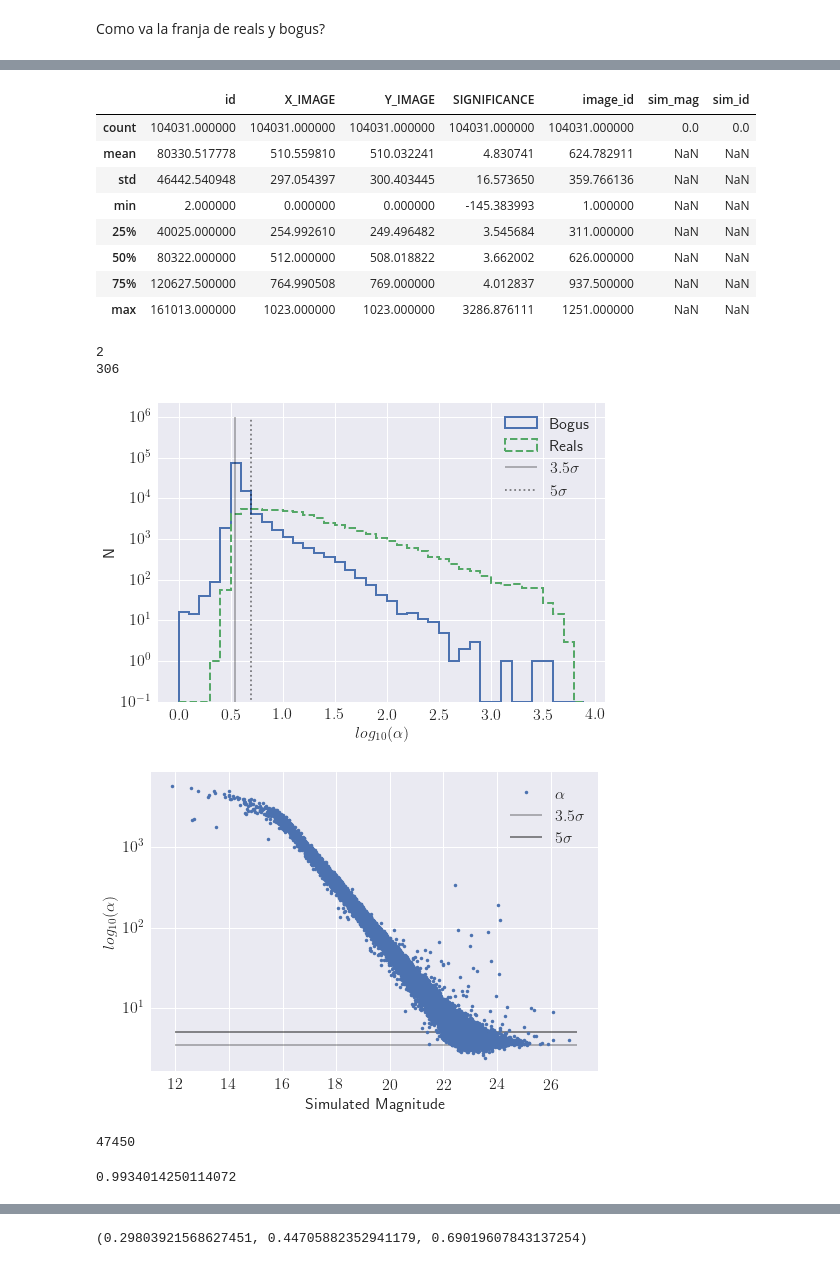
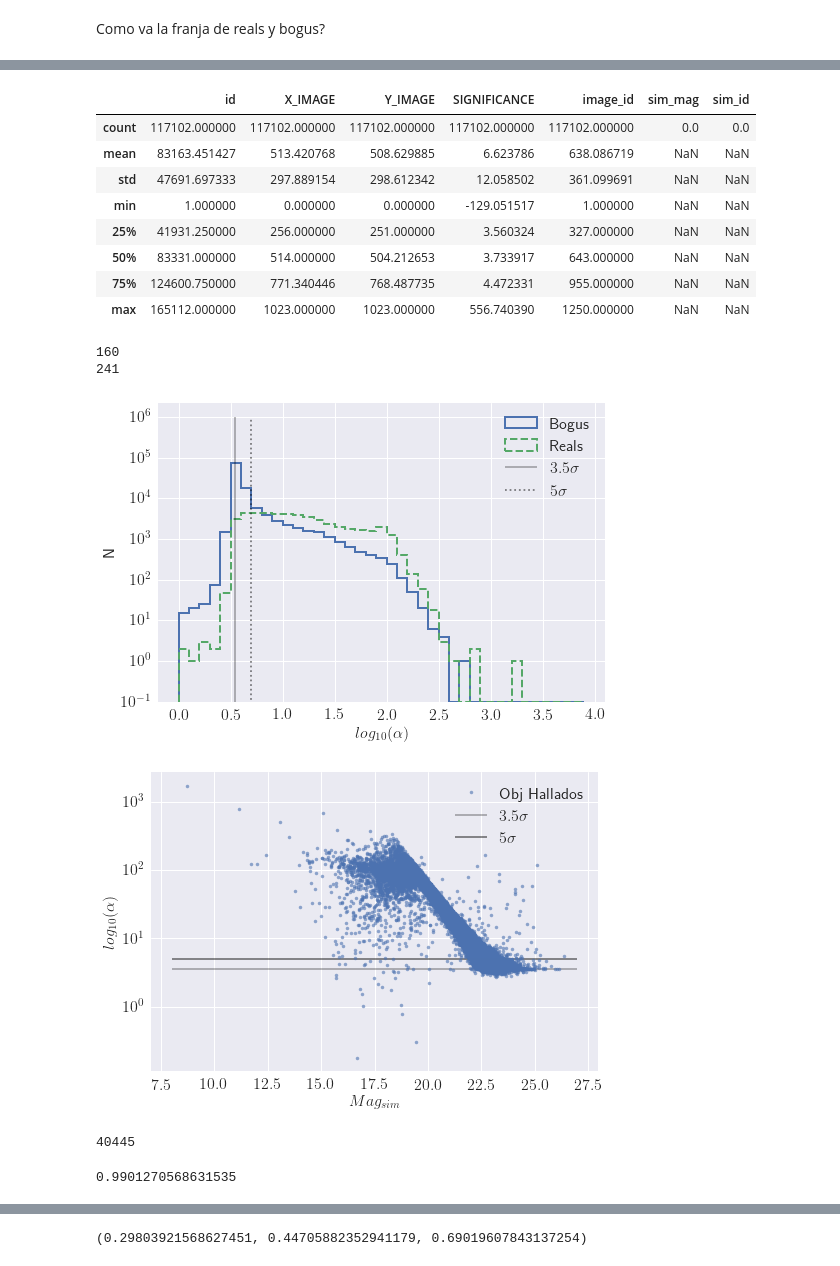
Before and after one commit to BrunoSanchez/RBMLearning, a Jupyter notebook: scorr_figures.ipynb, the cells around one changed output, grey strips where cells are left out. Cells and saved outputs as stored; diff of their text form; code cells hidden in the pictures.

```diff
--- a/scorr_figures.ipynb
+++ b/scorr_figures.ipynb
@@ -15,7 +15,7 @@ sns.set_context(font_scale=16)
 plt.rcParams["patch.force_edgecolor"] = True
 plt.rcParams['text.usetex'] = True
 # %%
-engine = create_engine('sqlite:///../RBpipeline/rbogus-dev.db')
+engine = create_engine('sqlite:///../RBpipeline/newrbogus-dev.db')
 # %%
 simulated = pd.read_sql_query("""SELECT * FROM Simulated""", engine)
 # %%
@@ -61,20 +61,20 @@ reals.describe()
 bogus.describe()
 # %% [output]
 |  | id | X_IMAGE | Y_IMAGE | SIGNIFICANCE | image_id | sim_mag | sim_id |
-| count | 104031.000000 | 104031.000000 | 104031.000000 | 104031.000000 | 104031.000000 | 0.0 | 0.0 |
-| mean | 80330.517778 | 510.559810 | 510.032241 | 4.830741 | 624.782911 | NaN | NaN |
-| std | 46442.540948 | 297.054397 | 300.403445 | 16.573650 | 359.766136 | NaN | NaN |
-| min | 2.000000 | 0.000000 | 0.000000 | -145.383993 | 1.000000 | NaN | NaN |
-| 25% | 40025.000000 | 254.992610 | 249.496482 | 3.545684 | 311.000000 | NaN | NaN |
-| 50% | 80322.000000 | 512.000000 | 508.018822 | 3.662002 | 626.000000 | NaN | NaN |
-| 75% | 120627.500000 | 764.990508 | 769.000000 | 4.012837 | 937.500000 | NaN | NaN |
-| max | 161013.000000 | 1023.000000 | 1023.000000 | 3286.876111 | 1251.000000 | NaN | NaN |
+| count | 117102.000000 | 117102.000000 | 117102.000000 | 117102.000000 | 117102.000000 | 0.0 | 0.0 |
+| mean | 83163.451427 | 513.420768 | 508.629885 | 6.623786 | 638.086719 | NaN | NaN |
+| std | 47691.697333 | 297.889154 | 298.612342 | 12.058502 | 361.099691 | NaN | NaN |
+| min | 1.000000 | 0.000000 | 0.000000 | -129.051517 | 1.000000 | NaN | NaN |
+| 25% | 41931.250000 | 256.000000 | 251.000000 | 3.560324 | 327.000000 | NaN | NaN |
+| 50% | 83331.000000 | 514.000000 | 504.212653 | 3.733917 | 643.000000 | NaN | NaN |
+| 75% | 124600.750000 | 771.340446 | 768.487735 | 4.472331 | 955.000000 | NaN | NaN |
+| max | 165112.000000 | 1023.000000 | 1023.000000 | 556.740390 | 1250.000000 | NaN | NaN |
 # %%
 print sum(reals.SIGNIFICANCE<=0.)
 print sum(bogus.SIGNIFICANCE<=0.)
 # %% [output]
-2
-306
+160
+241
 # %%
 bins=np.arange(0, 4, .1)
 
@@ -96,26 +96,26 @@ plt.tick_params(labelsize=16)
 plt.legend(loc='best', fontsize=16)
 plt.savefig('significances.png', dpi=400)
 # %% [output]
-[figure, old version]
+[figure, new version]
 # %%
-plt.semilogy(reals.sim_mag, reals.SIGNIFICANCE, '.', label=r'$\alpha$')
+plt.semilogy(reals.sim_mag, reals.SIGNIFICANCE, '.', alpha=0.6,label=r'Obj Hallados')
 plt.ylabel(r'$log_{10}(\alpha)$', fontsize=16)
-plt.hlines(y=3.5, xmax=27, xmin=12., label=r'$3.5\sigma$', alpha=0.3)
-plt.hlines(y=5, xmax=27, xmin=12., label=r'$5\sigma$', alpha=0.5)
+plt.hlines(y=3.5, xmax=27, xmin=8., label=r'$3.5\sigma$', alpha=0.3)
+plt.hlines(y=5, xmax=27, xmin=8., label=r'$5\sigma$', alpha=0.5)
 plt.tick_params(labelsize=16)
-plt.xlabel('Simulated Magnitude', fontsize=16)
+plt.xlabel('$Mag_{sim}$', fontsize=16)
 plt.legend(loc='best', fontsize=16)
 plt.savefig('mag_vs_significance.png', dpi=420)
 # %% [output]
-[figure, old version]
+[figure, new version]
 # %%
 sum(reals.SIGNIFICANCE>5.)#/float(sum(reals.SIGNIFICANCE>3.5))
 # %% [output]
-47450
+40445
 # %%
 float(sum(reals.SIGNIFICANCE>3.5))/len(reals)
 # %% [output]
-0.9934014250114072
+0.9901270568631535
 # %%
 plt.figure(figsize=(10, 5))
 plt.subplot(121)
```
Also changed, not shown: parts of 5 cells of this notebook, 3 other files.
